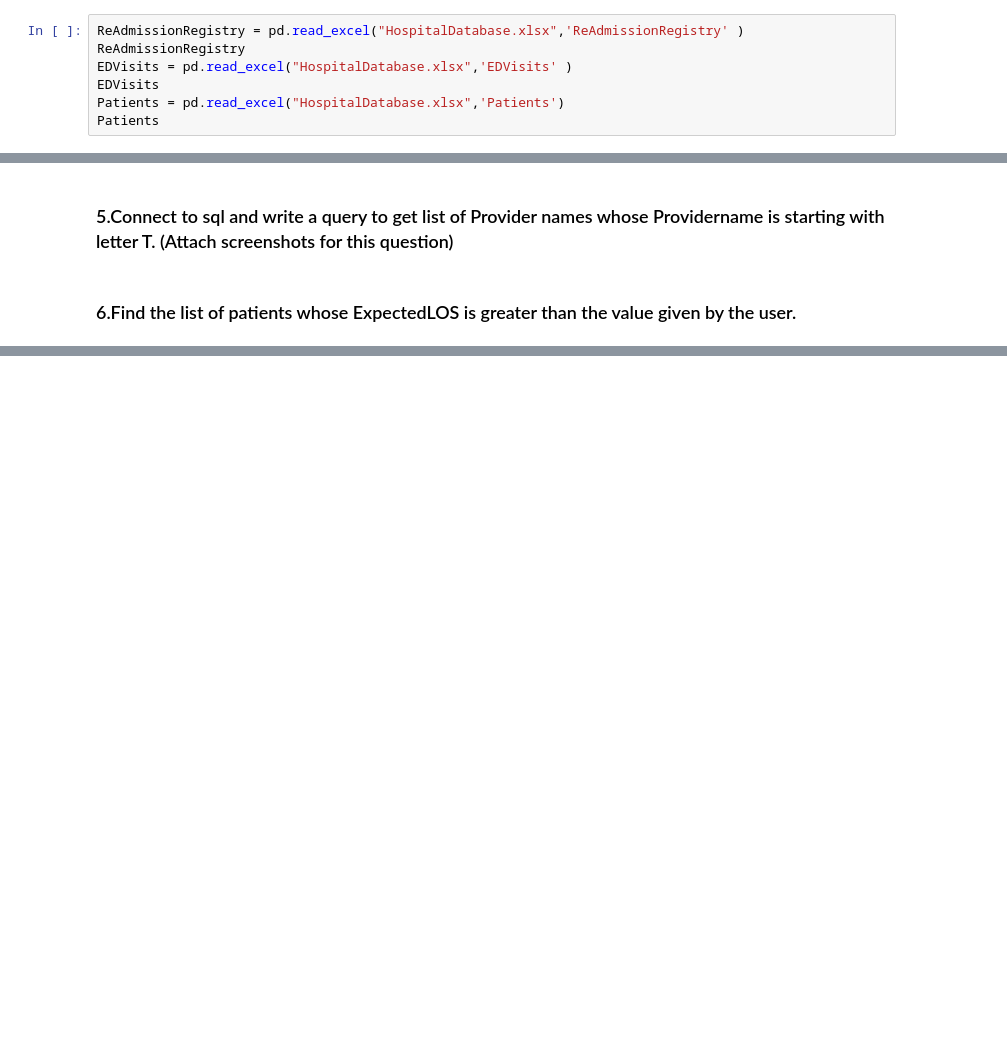
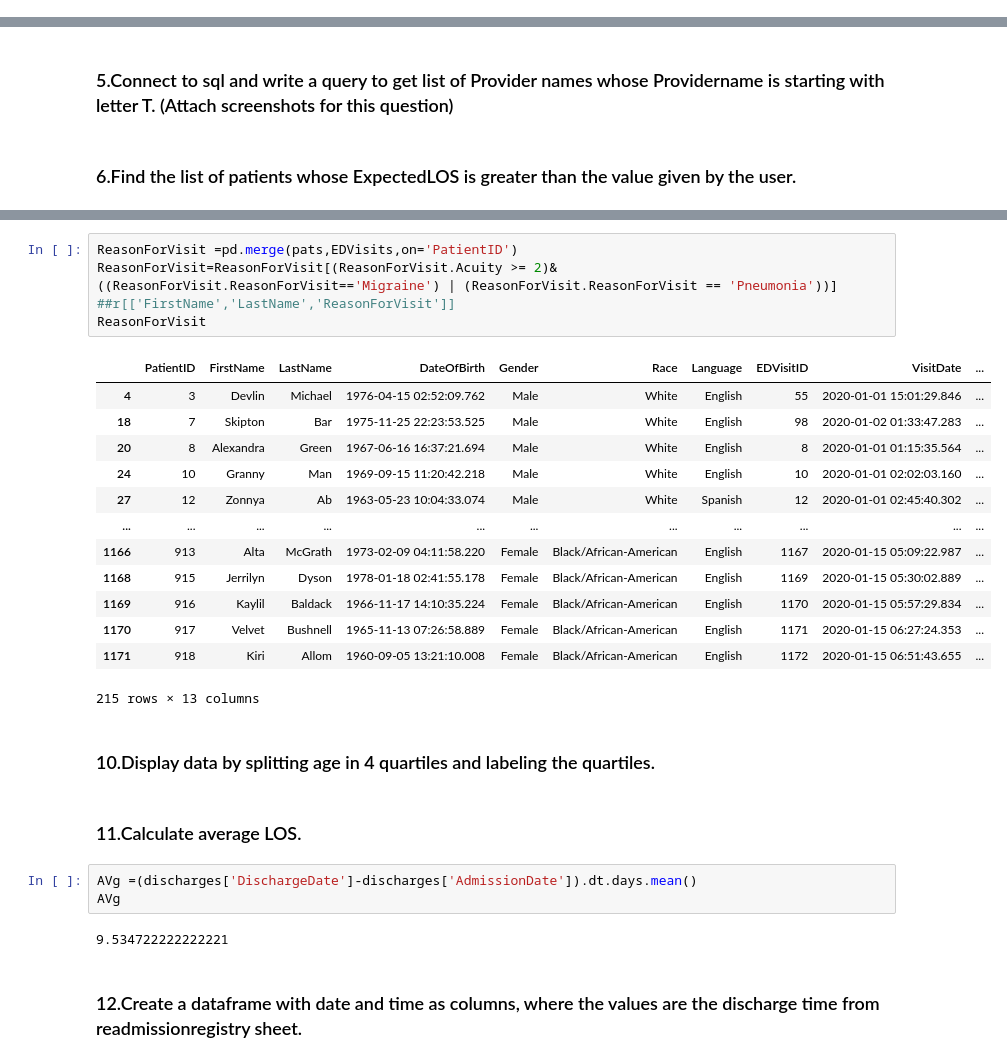
Before and after one commit to Amitha-sridhar/Py-Coders, a Jupyter notebook: PY-Coders_Lavanya.ipynb, the cells around one changed output, grey strips where cells are left out. Drawn from its saved outputs; the diff is of its cells as text; blank space fills up the shorter version.

```diff
--- a/PY-Coders_Lavanya.ipynb
+++ b/PY-Coders_Lavanya.ipynb
@@ -3,7 +3,0 @@ import pandas as pd
-# %%
-ReAdmissionRegistry = pd.read_excel("HospitalDatabase.xlsx",'ReAdmissionRegistry' )
-ReAdmissionRegistry
-EDVisits = pd.read_excel("HospitalDatabase.xlsx",'EDVisits' )
-EDVisits
-Patients = pd.read_excel("HospitalDatabase.xlsx",'Patients')
-Patients
@@ -76,0 +108,30 @@ Spanish_count.filter(like = 'Spanish').reset_index(name='PatientCount')
+# %%
+ReasonForVisit =pd.merge(pats,EDVisits,on='PatientID')
+ReasonForVisit=ReasonForVisit[(ReasonForVisit.Acuity >= 2)&((ReasonForVisit.ReasonForVisit=='Migraine') | (ReasonForVisit.ReasonForVisit == 'Pneumonia'))]
+##r[['FirstName','LastName','ReasonForVisit']]
+ReasonForVisit
+# %% [output]
+|  | PatientID | FirstName | LastName | DateOfBirth | Gender | Race | Language | EDVisitID | VisitDate | ... |
+| 4 | 3 | Devlin | Michael | 1976-04-15 02:52:09.762 | Male | White | English | 55 | 2020-01-01 15:01:29.846 | ... |
+| 18 | 7 | Skipton | Bar | 1975-11-25 22:23:53.525 | Male | White | English | 98 | 2020-01-02 01:33:47.283 | ... |
+| 20 | 8 | Alexandra | Green | 1967-06-16 16:37:21.694 | Male | White | English | 8 | 2020-01-01 01:15:35.564 | ... |
+| 24 | 10 | Granny | Man | 1969-09-15 11:20:42.218 | Male | White | English | 10 | 2020-01-01 02:02:03.160 | ... |
+| 27 | 12 | Zonnya | Ab | 1963-05-23 10:04:33.074 | Male | White | Spanish | 12 | 2020-01-01 02:45:40.302 | ... |
+| ... | ... | ... | ... | ... | ... | ... | ... | ... | ... | ... |
+| 1166 | 913 | Alta | McGrath | 1973-02-09 04:11:58.220 | Female | Black/African-American | English | 1167 | 2020-01-15 05:09:22.987 | ... |
+| 1168 | 915 | Jerrilyn | Dyson | 1978-01-18 02:41:55.178 | Female | Black/African-American | English | 1169 | 2020-01-15 05:30:02.889 | ... |
+| 1169 | 916 | Kaylil | Baldack | 1966-11-17 14:10:35.224 | Female | Black/African-American | English | 1170 | 2020-01-15 05:57:29.834 | ... |
+| 1170 | 917 | Velvet | Bushnell | 1965-11-13 07:26:58.889 | Female | Black/African-American | English | 1171 | 2020-01-15 06:27:24.353 | ... |
+| 1171 | 918 | Kiri | Allom | 1960-09-05 13:21:10.008 | Female | Black/African-American | English | 1172 | 2020-01-15 06:51:43.655 | ... |
+215 rows × 13 columns
+# %% [markdown]
+### 10.Display data by splitting age in 4 quartiles and labeling the quartiles.
+# %% [markdown]
+### 11.Calculate average LOS.
+# %%
+AVg =(discharges['DischargeDate']-discharges['AdmissionDate']).dt.days.mean()
+AVg
+# %% [output]
+9.534722222222221
+# %% [markdown]
+### 12.Create a dataframe with date and time as columns, where the values are the discharge time from readmissionregistry sheet.
```
Also changed, not shown: parts of 28 cells of this notebook.
